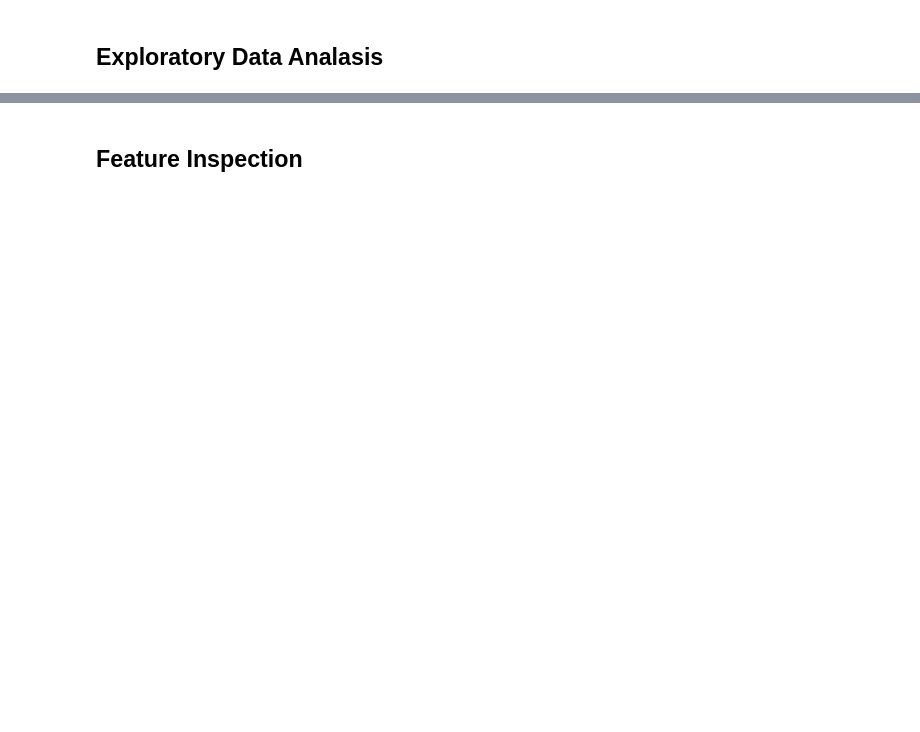
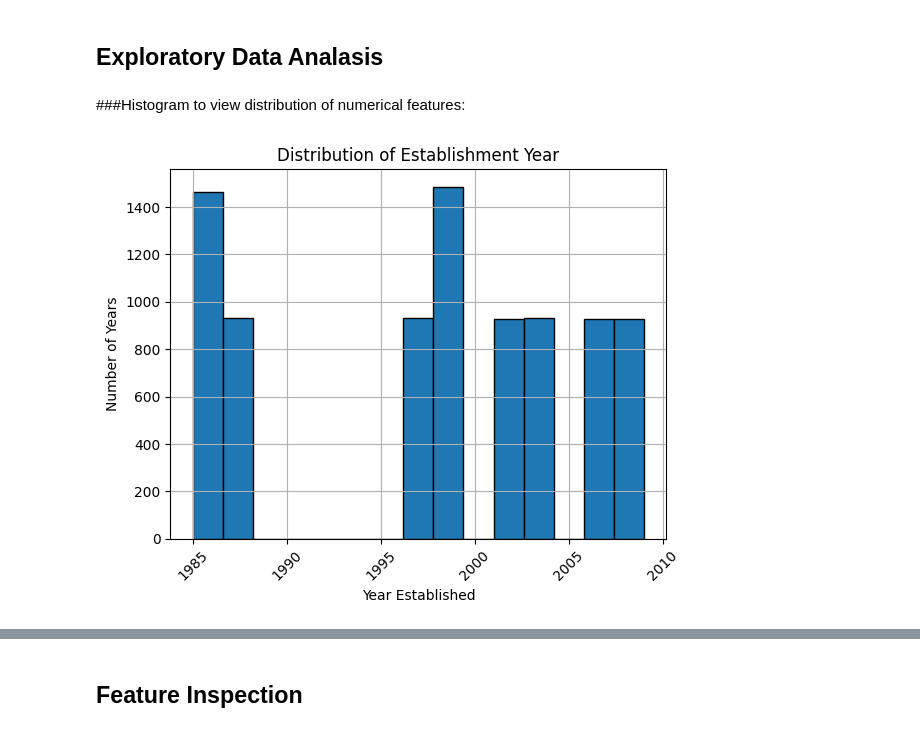
Before and after one commit to LoveidaLucero/Prediction-of-Product-Sales, a Jupyter notebook: Prediction_of_Product_Sales.ipynb, the cells around one changed output, grey strips where cells are left out. Drawn from its saved outputs; the diff is of its cells as text; code cells hidden in the pictures; blank space fills up the shorter version.

```diff
--- a/Prediction_of_Product_Sales.ipynb
+++ b/Prediction_of_Product_Sales.ipynb
@@ -241,2 +254,16 @@ stats.loc[['mean','min','max']]
 # %% [markdown]
 ## Exploratory Data Analasis
+# %% [markdown]
+###Histogram to view distribution of numerical features:
+# %%
+# graph Outlet_Establishment_Year
+ax = df_sales['Outlet_Establishment_Year'].hist(bins = 'auto', edgecolor = 'black')
+ax.tick_params(axis='x', rotation = 45)
+ax.ticklabel_format(style='plain')
+
+# set labels
+ax.set_title('Distribution of Establishment Year')
+ax.set_xlabel('Year Established')
+ax.set_ylabel('Number of Years');
+# %% [output]
+[figure, added]
```
Also changed, not shown: parts of 13 cells of this notebook.
